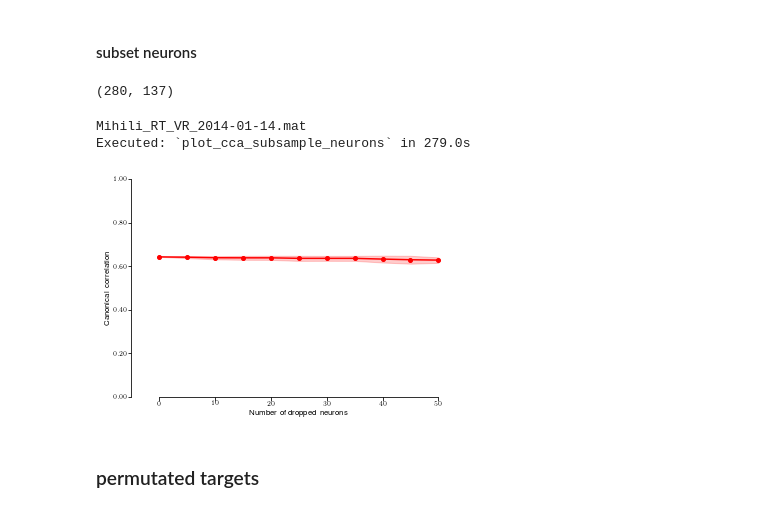
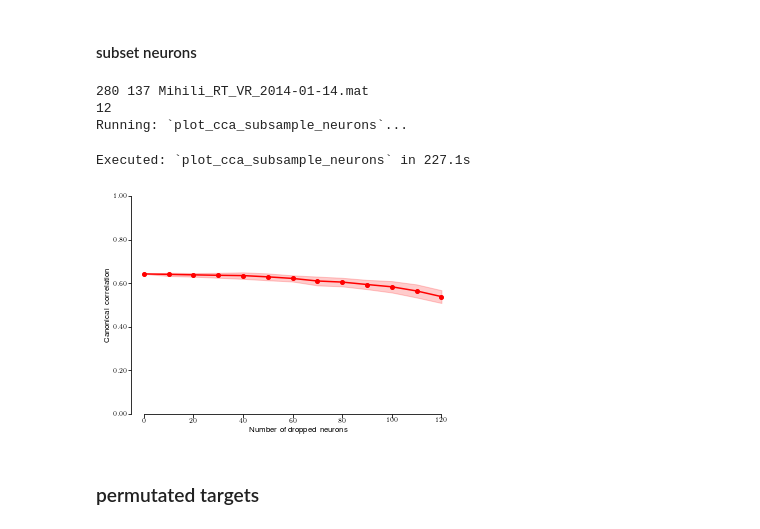
Before and after one commit to AtMostafa/multi-animal-alignment, a Jupyter notebook: random_walk/cca.ipynb, the cells around one changed output. Drawn from its saved outputs; the diff is of its cells as text; code cells hidden in the pictures.

Commit message:
subsample more neurons for cca

```diff
--- a/random_walk/cca.ipynb
+++ b/random_walk/cca.ipynb
@@ -115,7 +115,7 @@ reload(defs)
 ref_file = 'Chewie_RT_CS_2016-10-21.mat'
 ref_i = [y for x,y in MCx_list].index(ref_file)
 
-ex_file = 'Mihili_RT_VR_2014-01-15.mat'
+ex_file = 'Mihili_RT_VR_2014-01-14.mat'
 ex_i = [y for x,y in MCx_list].index(ex_file)
 
 df1 = allDFs_exec_MCx[ref_i]
@@ -195,5 +195,7 @@ MrT_RT_FF_2013-08-30.mat
 121 diff target groups
 16
 # %%
-[x[0] for x in paired_dfs]
+files = [x[0] for x in paired_dfs]
+ex_i = [file for file,_,_ in paired_dfs].index(ex_file)
+ex_i, ex_file,
 # %% [output]
@@ -452,16 +386,19 @@ def remove_neurons(df, n_removed, signal):
 def plot_cca_subsample_neurons(ax, df1, df2):
 
     #successively remove neurons
+    signal = defs.areas[2] + '_rates'
+    n_neurons1 = df1[signal].values[0].shape[1]
+    n_neurons2 = df2[signal].values[0].shape[1]
+
     CC_corr_subsample = []
-    n_removals = 10
-    n_per_removal = 5
+    n_per_removal = 10
+    n_removals = math.floor((min(n_neurons1,n_neurons2)-defs.n_components)/n_per_removal)
     n_iter = 50
 
-    for i in range(n_removals+1):
+    for i in tqdm(range(n_removals+1)):
         CC_corr=[]
         for j in range(n_iter):
             #remove neurons
-            signal = defs.areas[2] + '_rates'
             n_removed = i*n_per_removal
             df1_ = remove_neurons(df1, n_removed, signal)
             df2_ = remove_neurons(df2, n_removed, signal)
@@ -481,7 +418,6 @@ def plot_cca_subsample_neurons(ax, df1, df2):
 
     # plotting
     x_ = np.arange(0, (n_removals+1)*n_per_removal, n_per_removal)
-
     utility.shaded_errorbar(ax, x_, np.array(CC_corr_subsample), color=params.colors.MainCC, marker = 'o')
     ax.set_xlabel('Number of dropped neurons')
     ax.set_ylabel('Canonical correlation')
@@ -494,26 +430,27 @@ def plot_cca_subsample_neurons(ax, df1, df2):
 
     return CC_corr_subsample
 # %%
-ex_file, df1_, df2_ = paired_dfs[0]
+ex_file, df1_, df2_ = paired_dfs[ex_i]
 signal = 'MCx_rates'
 n_neurons1 = df1_[signal].values[0].shape[1]
 n_neurons2 = df2_[signal].values[0].shape[1]
-n_neurons1, n_neurons2
+print(n_neurons1, n_neurons2, ex_file)
+
+n_per_removal = 10
+n_removals = math.floor((min(n_neurons1,n_neurons2)-defs.n_components)/n_per_removal)
+print(n_removals)
+
+fig,ax = plt.subplots()
+CC_corr_subsample = plot_cca_subsample_neurons(ax, df1_,df2_)
+
+info = '_'.join([ex_file[:-4], str(defs.n_angle_groups), str(defs.min_trials_per_target), str(defs.match_mse_cutoff_perc)])
+plt.savefig("figures/cca_subsample_neurons"+info+'.pdf', format= 'pdf')
 # %% [output]
-(280, 137)
+280 137 Mihili_RT_VR_2014-01-14.mat
+12
+Running: `plot_cca_subsample_neurons`...
+Executed: `plot_cca_subsample_neurons` in 227.1s
+[figure, added]
-# %%
-ex_file, df1_, df2_ = paired_dfs[0]
-print(ex_file)
-
-fig,ax = plt.subplots()
-CC_corr_subsample = plot_cca_subsample_neurons(ax, df1_,df2_)
-
-info = '_'.join([ex_file[:-4], str(defs.n_angle_groups), str(defs.min_trials_per_target), str(defs.match_mse_cutoff_perc)])
-plt.savefig("figures/cca_subsample_neurons"+info+'.pdf', format= 'pdf')
-# %% [output]
-Mihili_RT_VR_2014-01-14.mat
-Executed: `plot_cca_subsample_neurons` in 279.0s
-[figure, removed]
 # %% [markdown]
 ### permutated targets
 # %%
```
Also changed, not shown: parts of 6 cells of this notebook.
